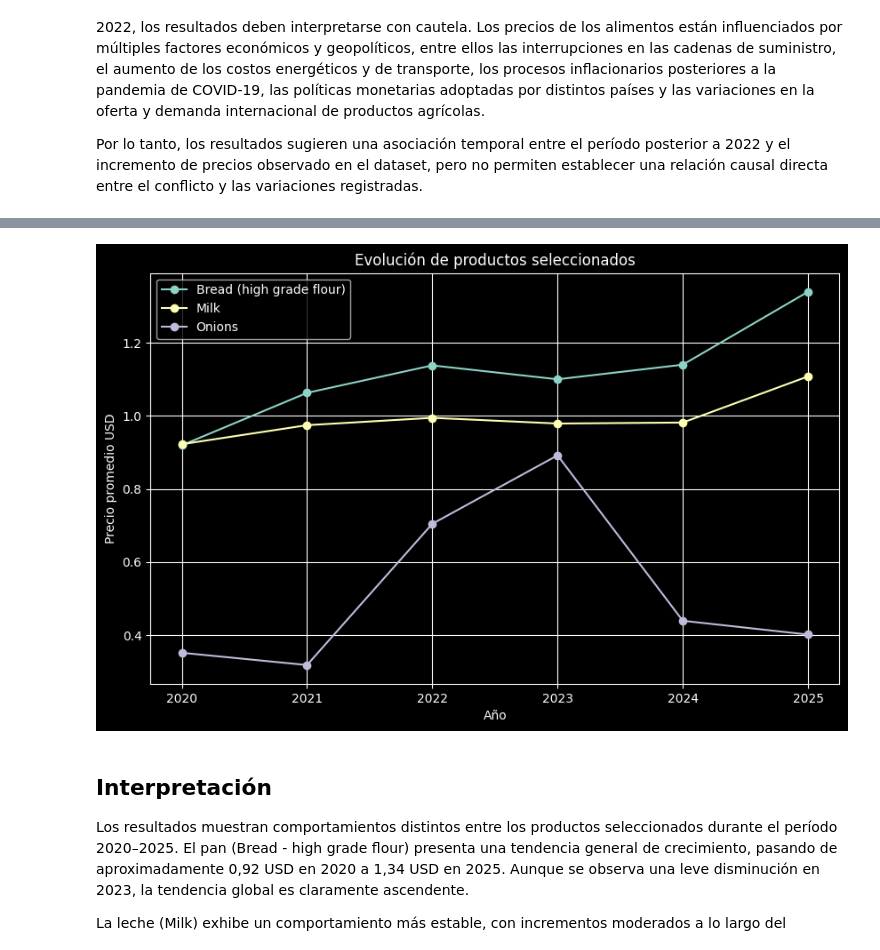
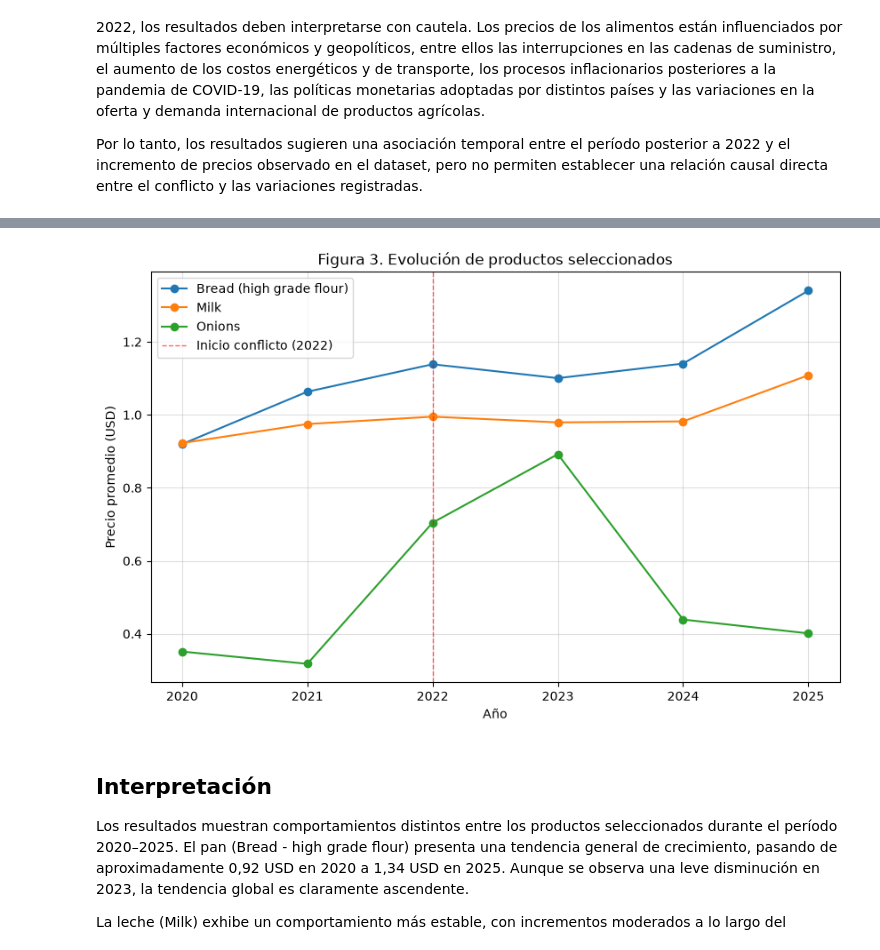
Before and after one commit to Bass-i/food-price-analysis, a Jupyter notebook: F4/notebooks/F4_Visualizacion_Resultados.ipynb, the cells around one changed output, grey strips where cells are left out. Saved outputs shown, nothing was run; the diff lists cells and outputs as text; code cells hidden in the pictures.

```diff
--- a/F4/notebooks/F4_Visualizacion_Resultados.ipynb
+++ b/F4/notebooks/F4_Visualizacion_Resultados.ipynb
@@ -132,18 +235,16 @@ Aunque el conflicto entre Rusia y Ucrania constituye un elemento contextual rele
 productos = [
     "Bread (high grade flour)",
     "Milk",
-    "Onions"
+    "Onions",
 ]
 
-df_productos = (
-    df[df["commodity"].isin(productos)]
-)
+df_productos = df[df["commodity"].isin(productos)]
 
 evolucion = (
     df_productos
-    .groupby(
-        ["year", "commodity"]
-    )["usdprice"]
+    .groupby(["year", "commodity"])["usdprice"]
     .mean()
     .reset_index()
 )
+
+evolucion
@@ -150,40 +269,30 @@ evolucion = (
 # %%
-plt.figure(figsize=(10,6))
+fig, ax = plt.subplots(figsize=(10, 6))
 
 for producto in productos:
+    datos = evolucion[evolucion["commodity"] == producto]
+    ax.plot(datos["year"], datos["usdprice"], marker="o", label=producto)
 
-    datos = (
-        evolucion[
-            evolucion["commodity"]
-            == producto
-        ]
-    )
+ax.axvline(2022, color="red", linestyle="--", linewidth=1, alpha=0.6,
+           label="Inicio conflicto (2022)")
+ax.set_title("Figura 3. Evolución de productos seleccionados")
+ax.set_xlabel("Año")
+ax.set_ylabel("Precio promedio (USD)")
+ax.legend()
+ax.grid(True, alpha=0.4)
 
-    plt.plot(
-        datos["year"],
-        datos["usdprice"],
-        marker="o",
-        label=producto
-    )
 
-plt.title(
-    "Evolución de productos seleccionados"
-)
 
-plt.xlabel("Año")
-plt.ylabel("Precio promedio USD")
-
-plt.legend()
-plt.grid(True)
 
 plt.savefig(
     "../results/grafico_productos_seleccionados.png",
-    bbox_inches="tight"
+    bbox_inches="tight",
+    dpi=150,
 )
 
 plt.show()
 # %% [output]
-[figure, old version]
+[figure, new version]
 # %% [markdown]
 ## Interpretación
 
```
Also changed, not shown: parts of 20 cells of this notebook, 3 other files.
